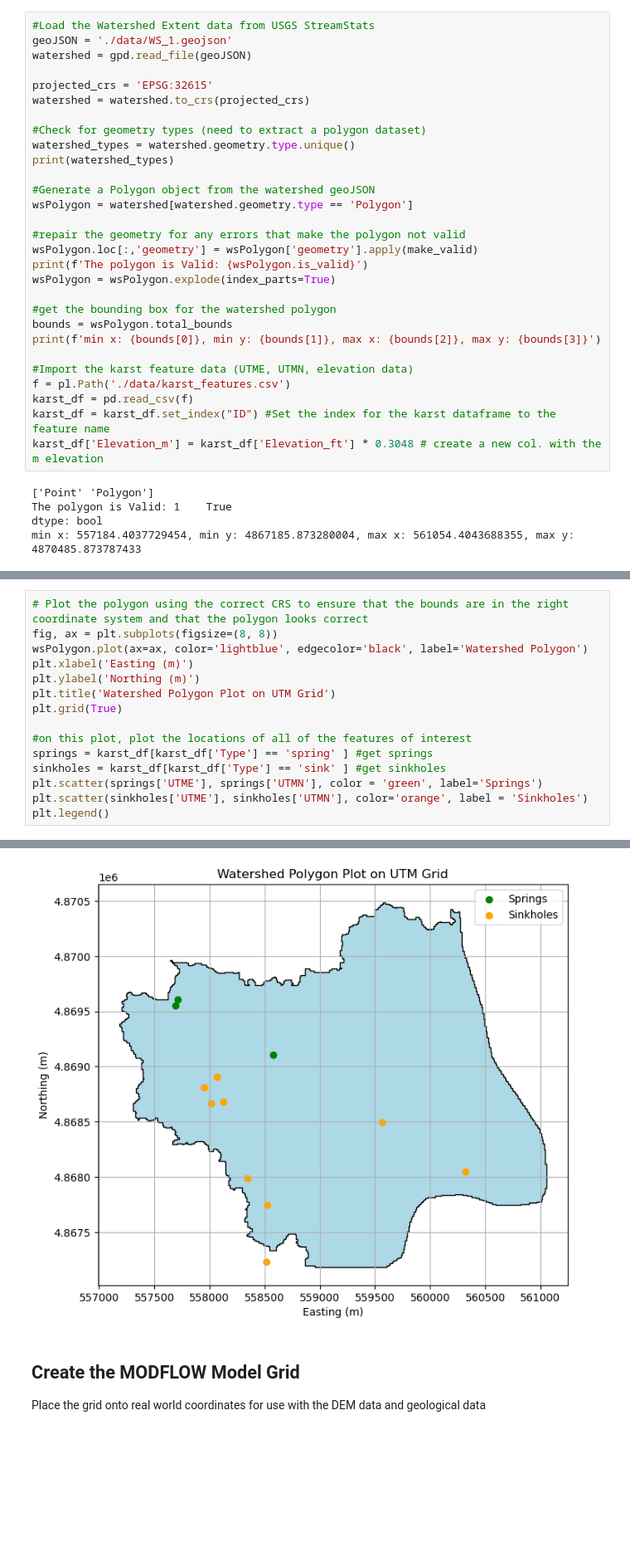
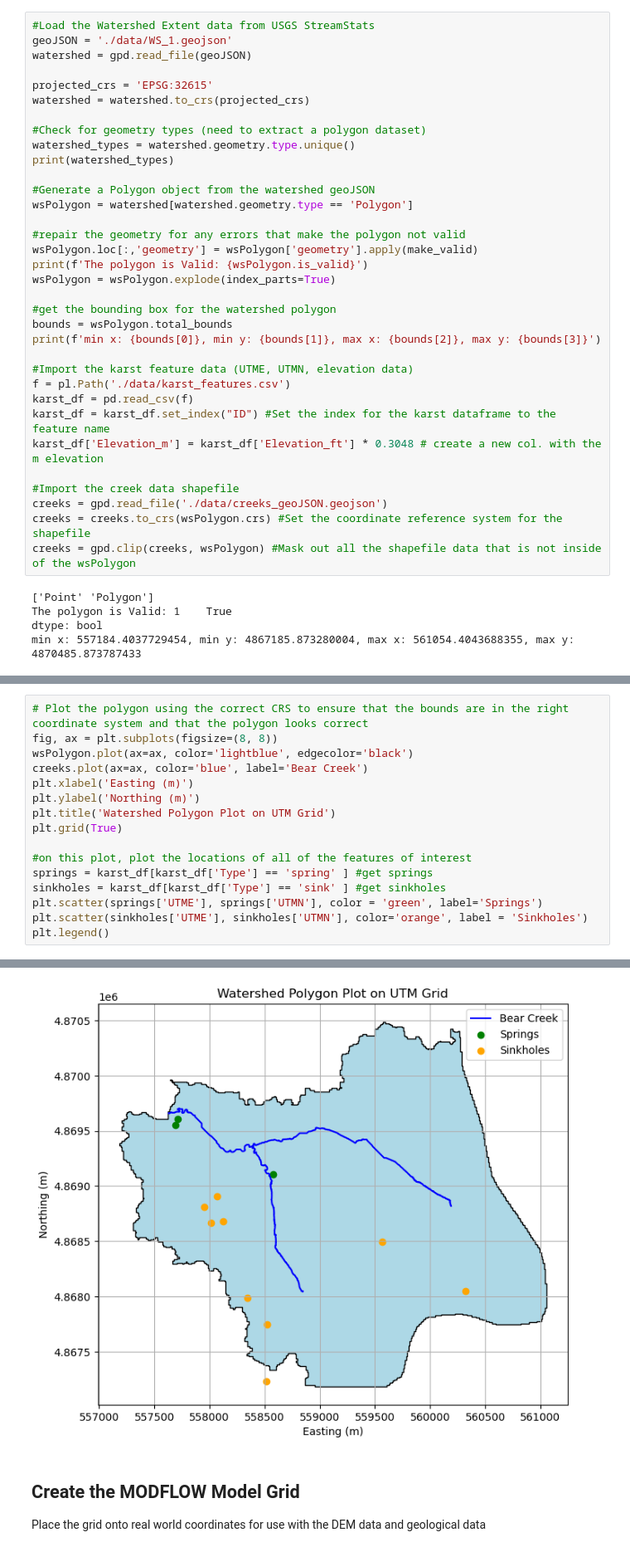
Before and after one commit to Csaucer/BearSpringUMN, a Jupyter notebook: EPM/EPM_wsgrid.ipynb, the cells around one changed output, grey strips where cells are left out. Shown: that part at 83% size. Drawn from its saved outputs; the diff is of its cells as text; blank space fills up the shorter version.

Commit message:
Started to add in the river as drains, have got the river shapefile added properly into the notebook

```diff
--- a/EPM/EPM_wsgrid.ipynb
+++ b/EPM/EPM_wsgrid.ipynb
@@ -58,6 +58,11 @@ f = pl.Path('./data/karst_features.csv')
 karst_df = pd.read_csv(f)
 karst_df = karst_df.set_index("ID") #Set the index for the karst dataframe to the feature name
 karst_df['Elevation_m'] = karst_df['Elevation_ft'] * 0.3048 # create a new col. with the m elevation
+
+#Import the creek data shapefile
+creeks = gpd.read_file('./data/creeks_geoJSON.geojson')
+creeks = creeks.to_crs(wsPolygon.crs) #Set the coordinate reference system for the shapefile
+creeks = gpd.clip(creeks, wsPolygon) #Mask out all the shapefile data that is not inside of the wsPolygon
 # %% [output]
 ['Point' 'Polygon']
 The polygon is Valid: 1    True
@@ -129,7 +144,8 @@ Current UTM Boundary: 4870485.873787433
 # %%
 # Plot the polygon using the correct CRS to ensure that the bounds are in the right coordinate system and that the polygon looks correct
 fig, ax = plt.subplots(figsize=(8, 8))
-wsPolygon.plot(ax=ax, color='lightblue', edgecolor='black', label='Watershed Polygon')
+wsPolygon.plot(ax=ax, color='lightblue', edgecolor='black')
+creeks.plot(ax=ax, color='blue', label='Bear Creek')
 plt.xlabel('Easting (m)')
 plt.ylabel('Northing (m)')
 plt.title('Watershed Polygon Plot on UTM Grid')
@@ -148,4 +162,4 @@ See: https://matplotlib.org/stable/tutorials/intermediate/legend_guide.html#impl
-[figure, old version]
+[figure, new version]
 # %% [markdown]
 ## Create the MODFLOW Model Grid
 
```
Also changed, not shown: parts of 9 cells of this notebook.
